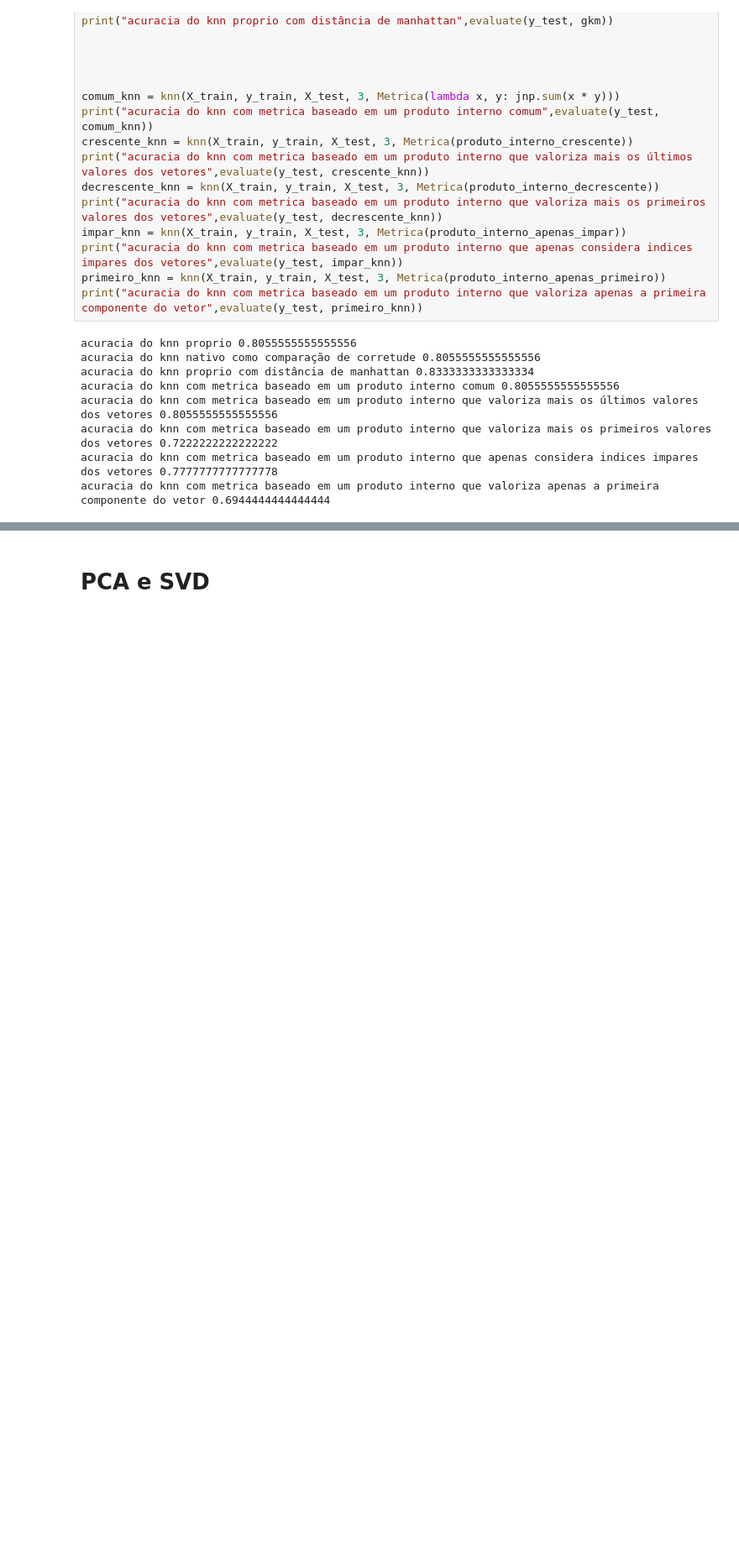
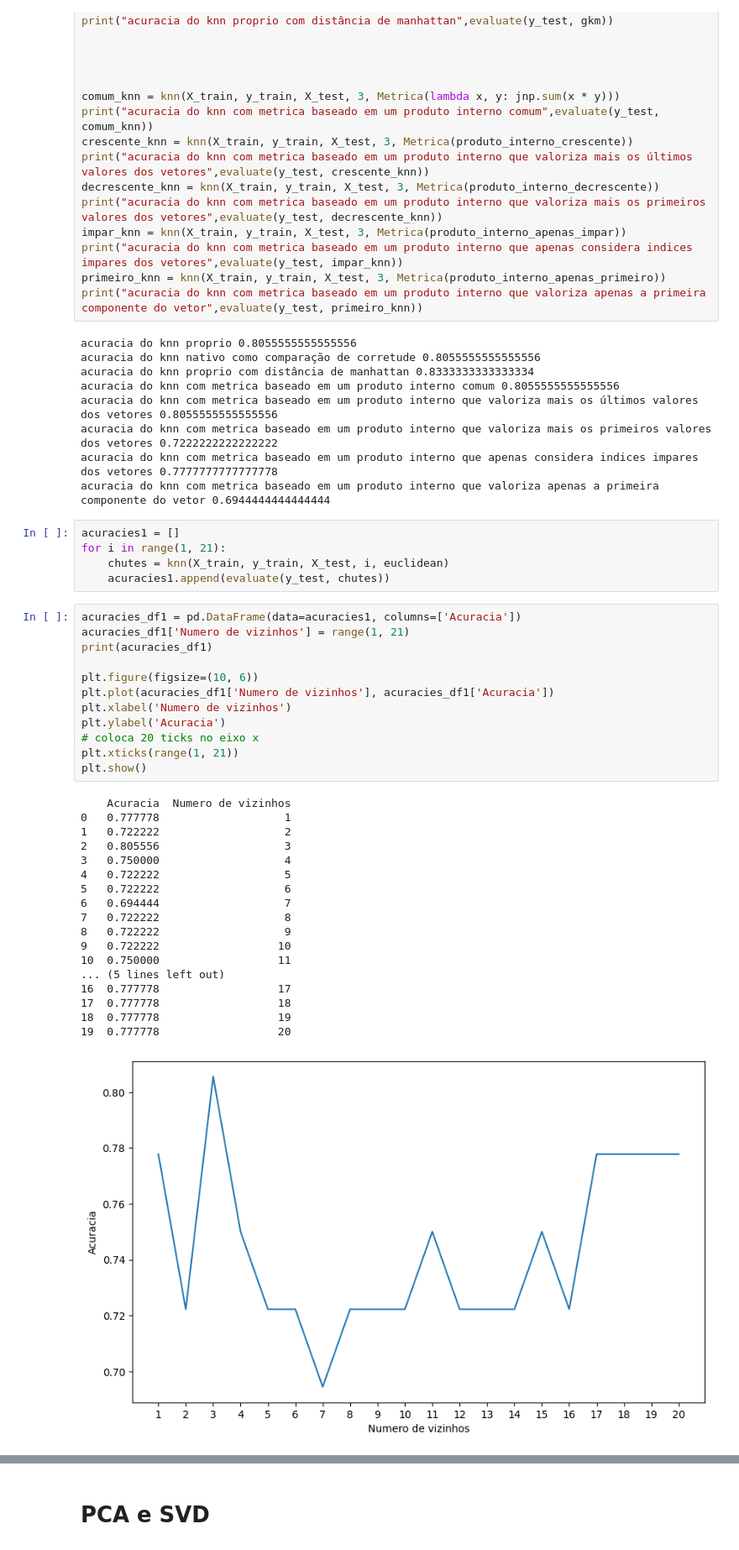
Before and after one commit to salocinrevenge/AlgeLin-ML, a Jupyter notebook: tarefa1.ipynb, the cells around one changed output, grey strips where cells are left out. Shown at 84% size. Cells and saved outputs as stored; diff of their text form; blank space fills up the shorter version.

```diff
--- a/tarefa1.ipynb
+++ b/tarefa1.ipynb
@@ -199,3 +200,39 @@ acuracia do knn com metrica baseado em um produto interno que valoriza mais os
 acuracia do knn com metrica baseado em um produto interno que valoriza mais os primeiros valores dos vetores 0.7222222222222222
 acuracia do knn com metrica baseado em um produto interno que apenas considera indices impares dos vetores 0.7777777777777778
 acuracia do knn com metrica baseado em um produto interno que valoriza apenas a primeira componente do vetor 0.6944444444444444
+# %%
+acuracies1 = []
+for i in range(1, 21):
+    chutes = knn(X_train, y_train, X_test, i, euclidean)
+    acuracies1.append(evaluate(y_test, chutes))
+# %%
+acuracies_df1 = pd.DataFrame(data=acuracies1, columns=['Acuracia'])
+acuracies_df1['Numero de vizinhos'] = range(1, 21)
+print(acuracies_df1)
+
+plt.figure(figsize=(10, 6))
+plt.plot(acuracies_df1['Numero de vizinhos'], acuracies_df1['Acuracia'])
+plt.xlabel('Numero de vizinhos')
+plt.ylabel('Acuracia')
+# coloca 20 ticks no eixo x
+plt.xticks(range(1, 21))
+plt.show()
+# %% [output]
+    Acuracia  Numero de vizinhos
+0   0.777778                   1
+1   0.722222                   2
+2   0.805556                   3
+3   0.750000                   4
+4   0.722222                   5
+5   0.722222                   6
+6   0.694444                   7
+7   0.722222                   8
+8   0.722222                   9
+9   0.722222                  10
+10  0.750000                  11
+... (5 lines left out)
+16  0.777778                  17
+17  0.777778                  18
+18  0.777778                  19
+19  0.777778                  20
+[figure, added]
```
Also changed, not shown: parts of 13 cells of this notebook.
